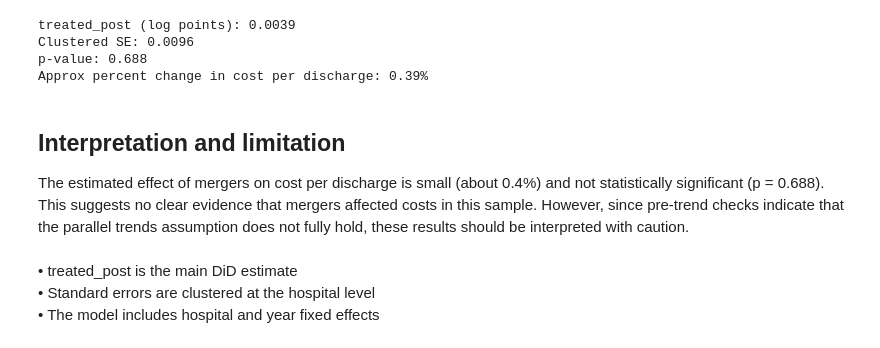
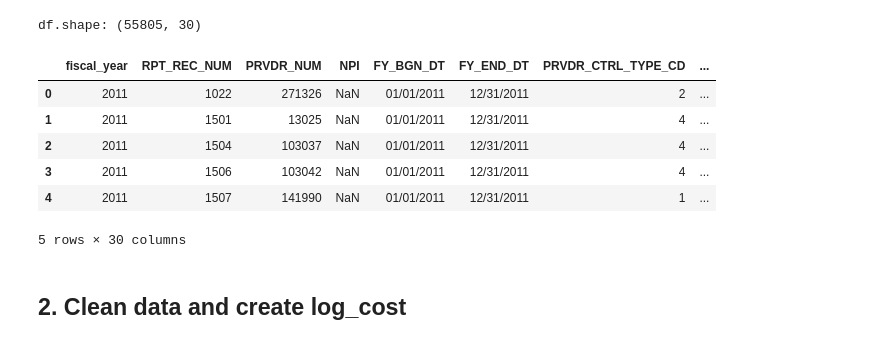
Before and after one commit to FarnooshMemari/IDS_701_final_project, a Jupyter notebook: 03_main_analysis/02_staggered_did.ipynb, the cells around one changed output. Saved outputs shown, nothing was run; the diff lists cells and outputs as text; code cells hidden in the pictures.

```diff
--- a/03_main_analysis/02_staggered_did.ipynb
+++ b/03_main_analysis/02_staggered_did.ipynb
@@ -249,23 +47,20 @@ It measures how treated hospitals changed after merger, relative to never-treate
-# %%
-coef = float(cost_model.params[0])
-se = float(cost_model.bse[0])
-pval = float(cost_model.pvalues[0])
-pct = 100.0 * (np.exp(coef) - 1.0)
-
-print(f"treated_post (log points): {coef:.4f}")
-print(f"Clustered SE: {se:.4f}")
-print(f"p-value: {pval:.4g}")
-print(f"Approx percent change in cost per discharge: {pct:.2f}%")
-# %% [output]
-treated_post (log points): 0.0039
-Clustered SE: 0.0096
-p-value: 0.688
-Approx percent change in cost per discharge: 0.39%
-# %% [markdown]
-## Interpretation and limitation
-
-The estimated effect of mergers on cost per discharge is small (about 0.4%) and not statistically significant (p = 0.688). This suggests no clear evidence that mergers affected costs in this sample. However, since pre-trend checks indicate that the parallel trends assumption does not fully hold, these results should be interpreted with caution.
-# %% [markdown]
-• treated_post is the main DiD estimate
-• Standard errors are clustered at the hospital level
-• The model includes hospital and year fixed effects
+# %%
+data_path = Path("../01_data/hospital_analysis.csv")
+output_dir = Path("../04_outputs/figures")
+output_dir.mkdir(parents=True, exist_ok=True)
+
+df = pd.read_csv(data_path)
+
+print("df.shape:", df.shape)
+df.head()
+# %% [output]
+df.shape: (55805, 30)
+|  | fiscal_year | RPT_REC_NUM | PRVDR_NUM | NPI | FY_BGN_DT | FY_END_DT | PRVDR_CTRL_TYPE_CD | ... |
+| 0 | 2011 | 1022 | 271326 | NaN | 01/01/2011 | 12/31/2011 | 2 | ... |
+| 1 | 2011 | 1501 | 13025 | NaN | 01/01/2011 | 12/31/2011 | 4 | ... |
+| 2 | 2011 | 1504 | 103037 | NaN | 01/01/2011 | 12/31/2011 | 4 | ... |
+| 3 | 2011 | 1506 | 103042 | NaN | 01/01/2011 | 12/31/2011 | 4 | ... |
+| 4 | 2011 | 1507 | 141990 | NaN | 01/01/2011 | 12/31/2011 | 1 | ... |
+5 rows × 30 columns
+# %% [markdown]
+## 2. Clean data and create log_cost
```
Also changed, not shown: parts of 25 cells of this notebook, 19 other files.
